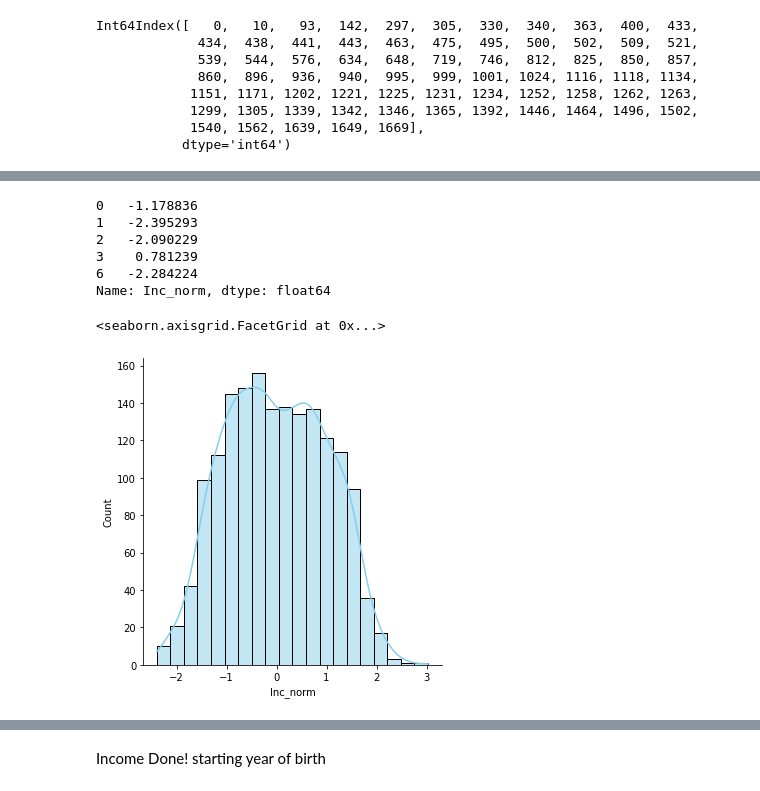
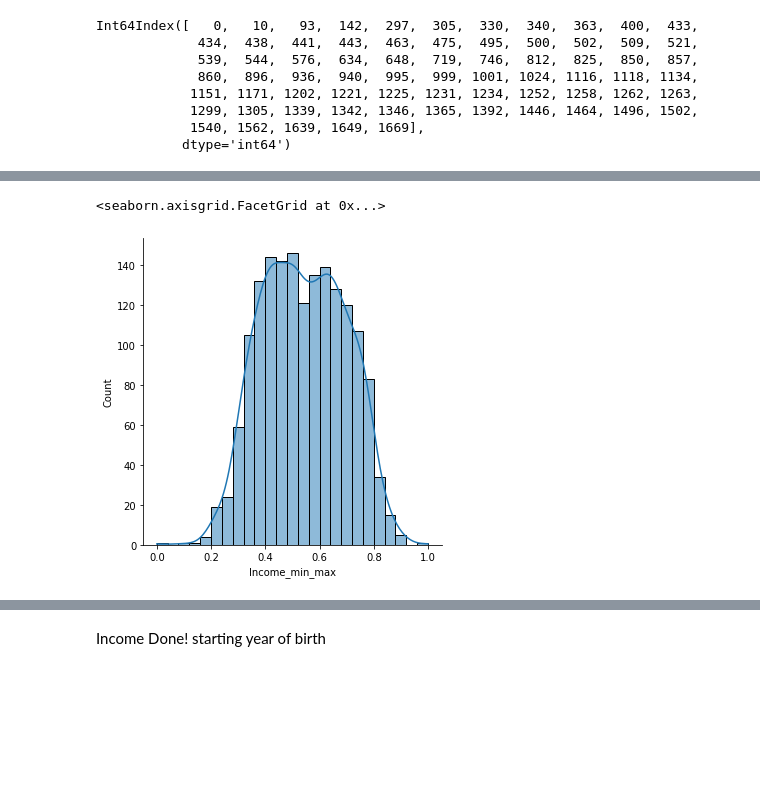
Before and after one commit to parzival0152/datamine, a Jupyter notebook: main.ipynb, the cells around one changed output, grey strips where cells are left out. Drawn from its saved outputs; the diff is of its cells as text; code cells hidden in the pictures; blank space fills up the shorter version.

Commit message:
AAAAAHHHHHH have some more cleaning and attributes need more attributes and graphs

```diff
--- a/main.ipynb
+++ b/main.ipynb
@@ -331,5 +365,5 @@ To do so we'll find the most common through histograms and mode:
 # %%
-for col in ['Education','Num_of_kids','Num_of_Teen','Mnt_Fruits','Mnt_Meat','Mnt_Wines','Mnt_Gold_Products','Mnt_Fish','Num_Store_Purchases','Num_Deals_Purchases','Num_Catalog_Purchases','Num_Web_Visits','Response_Campaign_1','Response_Campaign_2','Response_Campaign_3','Response_Campaign_4','Response_Campaign_5','Complain','Cost_Contact','Revenue']:
+for col in ['Education','Num_of_kids','Num_of_Teen','Mnt_Fruits','Mnt_Meat','Mnt_Wines','Mnt_Gold_Products','Mnt_Fish','Num_Store_Purchases','Num_Deals_Purchases','Num_Catalog_Purchases','Num_Web_Visits','Response_Campaign_1','Response_Campaign_2','Response_Campaign_3','Response_Campaign_4','Response_Campaign_5','Complain']:
     if cleanData[col].unique().size<=10: #skip drawing the catplot for the Mnt attributes as it is too messy to learn from
         sns.catplot(x = col, kind = 'count', data = cleanData)
     print(cleanData[col].value_counts()[cleanData[col].mode()]/cleanData.shape[0])
@@ -387,7 +419,7 @@ cleanData[cleanData.isnull().sum(axis=1)>15]
 # %% [markdown]
 Fill rows missing an attribute with a clear most common with said most common value
 # %%
-for col in ['Response_Campaign_1','Response_Campaign_2','Response_Campaign_3','Response_Campaign_4','Response_Campaign_5','Complain','Cost_Contact','Revenue']:
+for col in ['Response_Campaign_1','Response_Campaign_2','Response_Campaign_3','Response_Campaign_4','Response_Campaign_5','Complain']:
     cleanData[col] = cleanData[col].fillna(cleanData[col].mode()[0])
 # %%
 cleanData.info()
@@ -440,6 +469,0 @@ normalizing Income
-# %%
-z_scaler = StandardScaler()
-z_scaler.fit(pd.DataFrame(cleanData['Income']))
-cleanData['Inc_norm'] = z_scaler.transform(pd.DataFrame(cleanData['Income']))
-print(cleanData['Inc_norm'].head())
-sns.displot(cleanData['Inc_norm'], bins=20, kde=True, color='skyblue')
@@ -481,6 +497,0 @@ cleanData.loc[(cleanData['Income'] > upper) | (cleanData['Income'] < lower)]
-# %%
-z_scaler = StandardScaler()
-z_scaler.fit(pd.DataFrame(cleanData['Income']))
-cleanData['Inc_norm'] = z_scaler.transform(pd.DataFrame(cleanData['Income']))
-print(cleanData['Inc_norm'].head())
-sns.displot(cleanData['Inc_norm'], bins=20, kde=True, color='skyblue')
@@ -562,14 +541,8 @@ See the caveats in the documentation: https://pandas.pydata.org/pandas-docs/stab
 # %%
-z_scaler.fit(pd.DataFrame(cleanData['Income']))
-cleanData['Inc_norm'] = z_scaler.transform(pd.DataFrame(cleanData['Income']))
-print(cleanData['Inc_norm'].head())
-sns.displot(cleanData['Inc_norm'], bins=20, kde=True, color='skyblue')
+scaler = MinMaxScaler()
+scaler.fit(pd.DataFrame(cleanData['Income']))
+cleanData['Income_min_max'] = scaler.transform(pd.DataFrame(cleanData['Income']))
+sns.displot(cleanData['Income_min_max'],kde=True)
 # %% [output]
-0   -1.178836
-1   -2.395293
-2   -2.090229
-3    0.781239
-6   -2.284224
-Name: Inc_norm, dtype: float64
+<seaborn.axisgrid.FacetGrid at 0x...>
-<seaborn.axisgrid.FacetGrid at 0x...>
-[figure, old version]
+[figure, new version]
```
Also changed, not shown: parts of 121 cells of this notebook.
